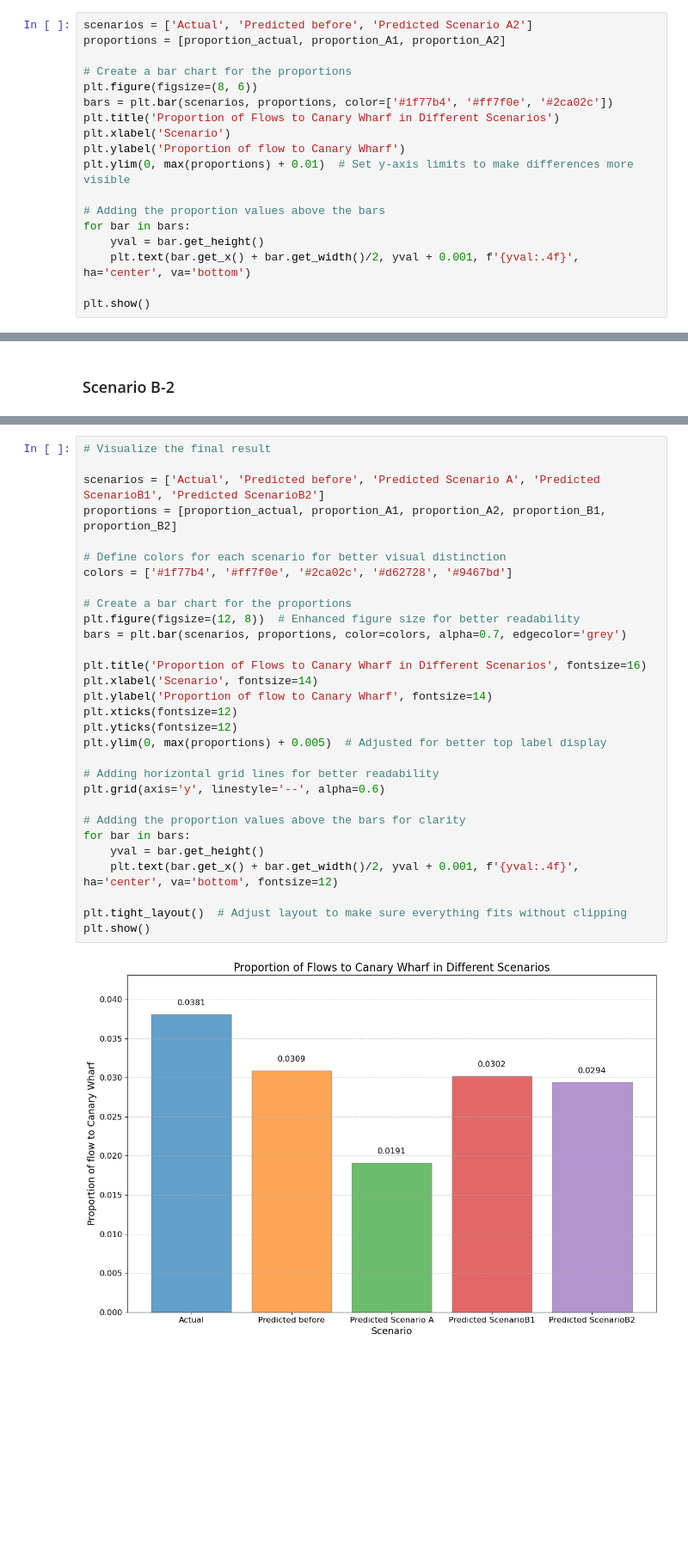
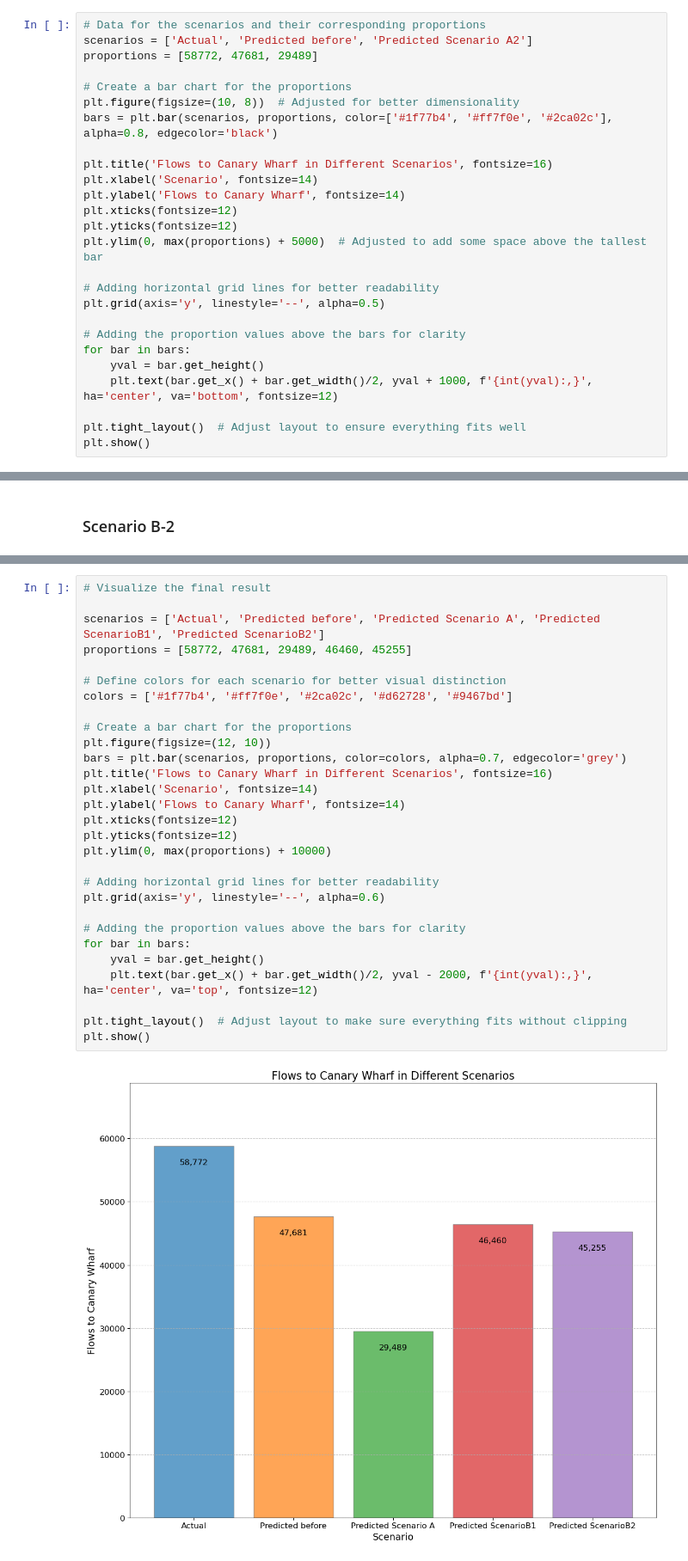
Before and after one commit to yilanbu/Urban_Simulation, a Jupyter notebook: Part2-IV. Scenarios.ipynb, the cells around one changed output, grey strips where cells are left out. Shown: that part at 86% size. Drawn from its saved outputs; the diff is of its cells as text; blank space fills up the shorter version.

```diff
--- a/Part2-IV. Scenarios.ipynb
+++ b/Part2-IV. Scenarios.ipynb
@@ -456,19 +441,27 @@ proportion_A2
 # %%
+# Data for the scenarios and their corresponding proportions
 scenarios = ['Actual', 'Predicted before', 'Predicted Scenario A2']
-proportions = [proportion_actual, proportion_A1, proportion_A2]
+proportions = [58772, 47681, 29489]
 
 # Create a bar chart for the proportions
-plt.figure(figsize=(8, 6))
-bars = plt.bar(scenarios, proportions, color=['#1f77b4', '#ff7f0e', '#2ca02c'])
-plt.title('Proportion of Flows to Canary Wharf in Different Scenarios')
-plt.xlabel('Scenario')
-plt.ylabel('Proportion of flow to Canary Wharf')
-plt.ylim(0, max(proportions) + 0.01)  # Set y-axis limits to make differences more visible
+plt.figure(figsize=(10, 8))  # Adjusted for better dimensionality
+bars = plt.bar(scenarios, proportions, color=['#1f77b4', '#ff7f0e', '#2ca02c'], alpha=0.8, edgecolor='black')
 
-# Adding the proportion values above the bars
+plt.title('Flows to Canary Wharf in Different Scenarios', fontsize=16)
+plt.xlabel('Scenario', fontsize=14)
+plt.ylabel('Flows to Canary Wharf', fontsize=14)
+plt.xticks(fontsize=12)
+plt.yticks(fontsize=12)
+plt.ylim(0, max(proportions) + 5000)  # Adjusted to add some space above the tallest bar
+
+# Adding horizontal grid lines for better readability
+plt.grid(axis='y', linestyle='--', alpha=0.5)
+
+# Adding the proportion values above the bars for clarity
 for bar in bars:
     yval = bar.get_height()
-    plt.text(bar.get_x() + bar.get_width()/2, yval + 0.001, f'{yval:.4f}', ha='center', va='bottom')
+    plt.text(bar.get_x() + bar.get_width()/2, yval + 1000, f'{int(yval):,}', ha='center', va='bottom', fontsize=12)
 
+plt.tight_layout()  # Adjust layout to ensure everything fits well
 plt.show()
 # %% [output]
@@ -660,32 +617,31 @@ proportion_B2
 # %%
 # Visualize the final result
 
 scenarios = ['Actual', 'Predicted before', 'Predicted Scenario A', 'Predicted ScenarioB1', 'Predicted ScenarioB2']
-proportions = [proportion_actual, proportion_A1, proportion_A2, proportion_B1, proportion_B2]
+proportions = [58772, 47681, 29489, 46460, 45255]
 
 # Define colors for each scenario for better visual distinction
 colors = ['#1f77b4', '#ff7f0e', '#2ca02c', '#d62728', '#9467bd']
 
 # Create a bar chart for the proportions
-plt.figure(figsize=(12, 8))  # Enhanced figure size for better readability
+plt.figure(figsize=(12, 10))
 bars = plt.bar(scenarios, proportions, color=colors, alpha=0.7, edgecolor='grey')
-
-plt.title('Proportion of Flows to Canary Wharf in Different Scenarios', fontsize=16)
+plt.title('Flows to Canary Wharf in Different Scenarios', fontsize=16)
 plt.xlabel('Scenario', fontsize=14)
-plt.ylabel('Proportion of flow to Canary Wharf', fontsize=14)
+plt.ylabel('Flows to Canary Wharf', fontsize=14)
 plt.xticks(fontsize=12)
 plt.yticks(fontsize=12)
-plt.ylim(0, max(proportions) + 0.005)  # Adjusted for better top label display
+plt.ylim(0, max(proportions) + 10000)
 
 # Adding horizontal grid lines for better readability
 plt.grid(axis='y', linestyle='--', alpha=0.6)
 
 # Adding the proportion values above the bars for clarity
 for bar in bars:
     yval = bar.get_height()
-    plt.text(bar.get_x() + bar.get_width()/2, yval + 0.001, f'{yval:.4f}', ha='center', va='bottom', fontsize=12)
+    plt.text(bar.get_x() + bar.get_width()/2, yval - 2000, f'{int(yval):,}', ha='center', va='top', fontsize=12)
 
 plt.tight_layout()  # Adjust layout to make sure everything fits without clipping
 plt.show()
 # %% [output]
-[figure, old version]
+[figure, new version]
```
Also changed, not shown: parts of 17 cells of this notebook.
